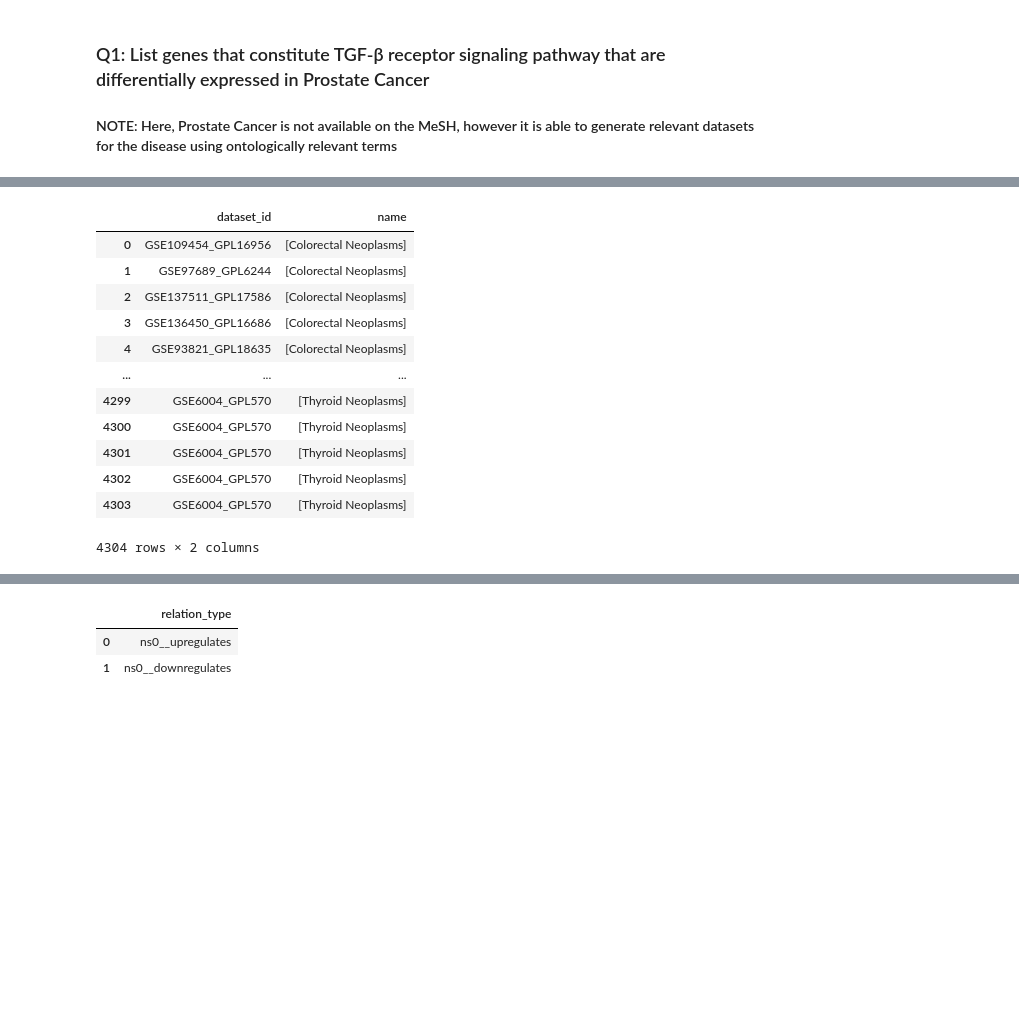
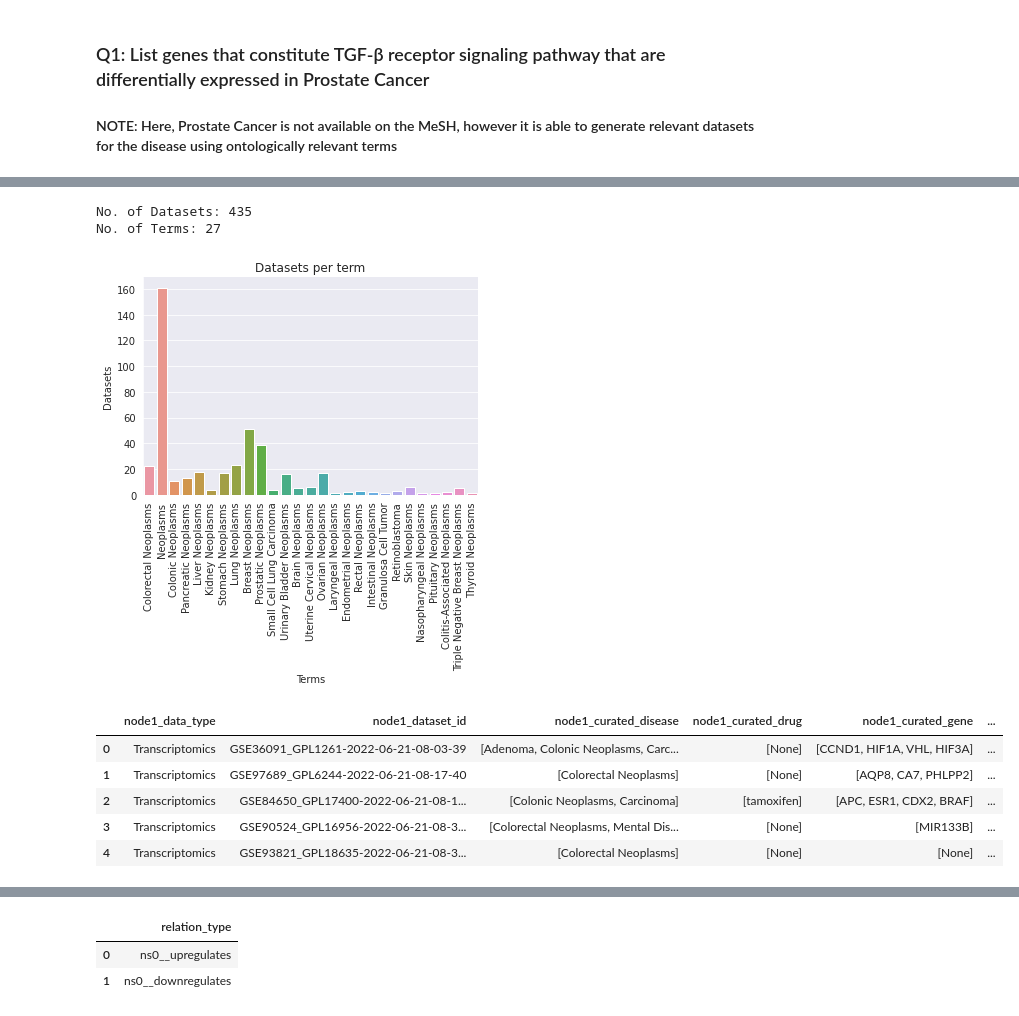
Before and after one commit to ElucidataInc/polly-python, a Jupyter notebook: Discover/pollygraph/Search_KG.ipynb, the cells around one changed output, grey strips where cells are left out. Drawn from its saved outputs; the diff is of its cells as text; code cells hidden in the pictures; blank space fills up the shorter version.

```diff
--- a/Discover/pollygraph/Search_KG.ipynb
+++ b/Discover/pollygraph/Search_KG.ipynb
@@ -233,18 +281,14 @@ top_cat_df
 # %%
-top_cat_df = pd.DataFrame([dict(_) for _ in pollygraph.query(find_datasets_using_related_terms('disease',['name','synonyms'],'cancer'))])
-top_cat_df
+top_cat_df = find_datasets_using_related_term('disease','cancer')
+top_cat_df.head(n=5)
 # %% [output]
+No. of Datasets: 435
+No. of Terms: 27
+[figure, added]
-|  | dataset_id | name |
-| 0 | GSE109454_GPL16956 | [Colorectal Neoplasms] |
-| 1 | GSE97689_GPL6244 | [Colorectal Neoplasms] |
-| 2 | GSE137511_GPL17586 | [Colorectal Neoplasms] |
-| 3 | GSE136450_GPL16686 | [Colorectal Neoplasms] |
-| 4 | GSE93821_GPL18635 | [Colorectal Neoplasms] |
-| ... | ... | ... |
-| 4299 | GSE6004_GPL570 | [Thyroid Neoplasms] |
-| 4300 | GSE6004_GPL570 | [Thyroid Neoplasms] |
-| 4301 | GSE6004_GPL570 | [Thyroid Neoplasms] |
-| 4302 | GSE6004_GPL570 | [Thyroid Neoplasms] |
-| 4303 | GSE6004_GPL570 | [Thyroid Neoplasms] |
+|  | node1_data_type | node1_dataset_id | node1_curated_disease | node1_curated_drug | node1_curated_gene | ... |
+| 0 | Transcriptomics | GSE36091_GPL1261-2022-06-21-08-03-39 | [Adenoma, Colonic Neoplasms, Carc... | [None] | [CCND1, HIF1A, VHL, HIF3A] | ... |
+| 1 | Transcriptomics | GSE97689_GPL6244-2022-06-21-08-17-40 | [Colorectal Neoplasms] | [None] | [AQP8, CA7, PHLPP2] | ... |
+| 2 | Transcriptomics | GSE84650_GPL17400-2022-06-21-08-1... | [Colonic Neoplasms, Carcinoma] | [tamoxifen] | [APC, ESR1, CDX2, BRAF] | ... |
+| 3 | Transcriptomics | GSE90524_GPL16956-2022-06-21-08-3... | [Colorectal Neoplasms, Mental Dis... | [None] | [MIR133B] | ... |
+| 4 | Transcriptomics | GSE93821_GPL18635-2022-06-21-08-3... | [Colorectal Neoplasms] | [None] | [None] | ... |
-4304 rows × 2 columns
 # %%
```
Also changed, not shown: parts of 28 cells of this notebook.
